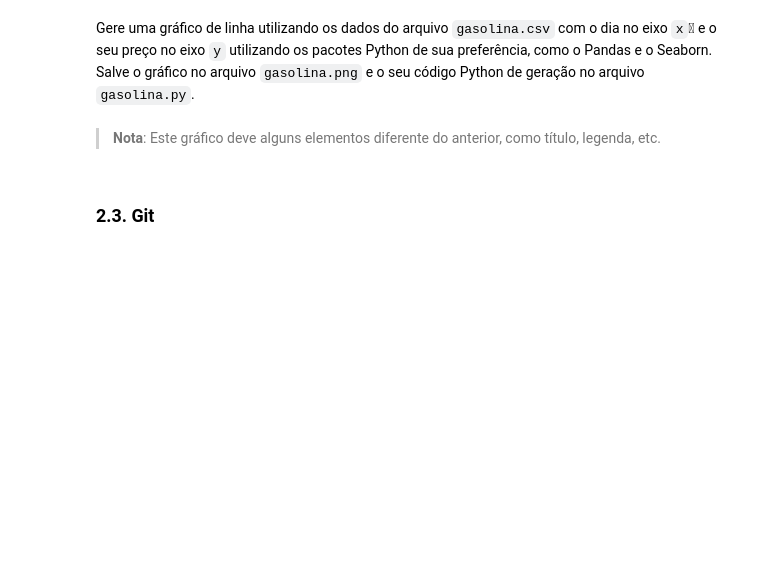
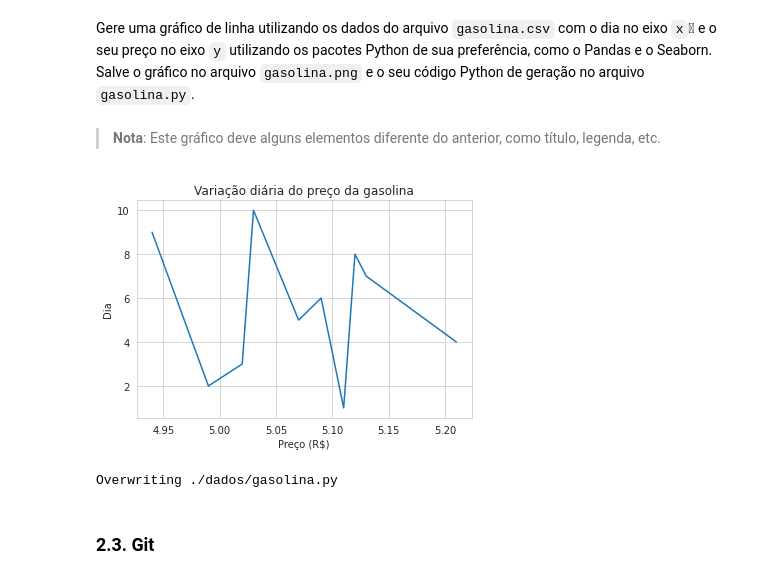
Before and after one commit to armando-nahmias/EBAC, a Jupyter notebook: AD/PAD_M20_Resposta.ipynb, the cells around one changed output. Saved outputs shown, nothing was run; the diff lists cells and outputs as text; code cells hidden in the pictures; blank space fills up the shorter version.

```diff
--- a/AD/PAD_M20_Resposta.ipynb
+++ b/AD/PAD_M20_Resposta.ipynb
@@ -95,3 +115,26 @@ Gere uma gráfico de linha utilizando os dados do arquivo `gasolina.csv` com o d
+# %%
+# código de geração do gráfico
+import pandas as pd
+import seaborn as sns
+gasolina = pd.read_csv('./dados/gasolina.csv')
+with sns.axes_style('whitegrid'):
+    grafico = sns.lineplot(data=gasolina, y='dia', x='venda', palette='pastel')
+    grafico.set(title="Variação diária do preço da gasolina", ylabel='Dia', xlabel='Preço (R$)')
+
+fig = grafico.get_figure()
+fig.savefig('./dados/gasolina.png')
+# %% [output]
+[figure, added]
+# %%
+%%writefile ./dados/gasolina.py
+import pandas as pd
+import seaborn as sns
+gasolina = pd.read_csv('./dados/gasolina.csv')
+with sns.axes_style('whitegrid'):
+    grafico = sns.lineplot(data=gasolina, y='dia', x='venda', palette='pastel')
+    grafico.set(title="Variação diária do preço da gasolina", ylabel='Dia', xlabel='Preço (R$)')
+# %% [output]
+Overwriting ./dados/gasolina.py
 # %% [markdown]
 ### **2.3. Git**
 # %% [markdown]
```
Also changed, not shown: parts of 16 cells of this notebook.
